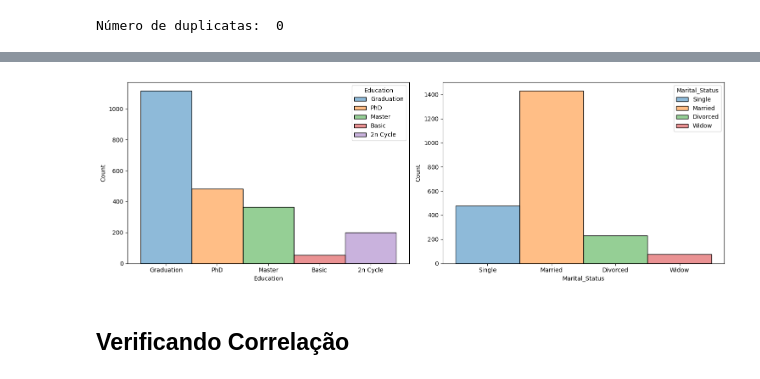
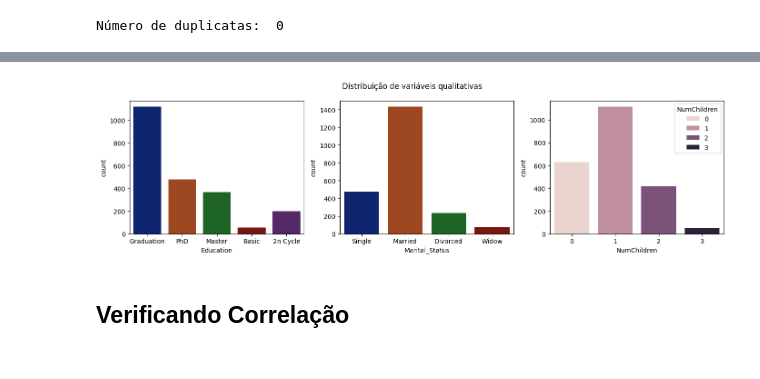
Before and after one commit to victoriaprestes/ifood-data-analyst-case, a Jupyter notebook: iFood_Data_Analyst_Case_An_Exploratory_Analysis.ipynb, the cells around one changed output, grey strips where cells are left out. Cells and saved outputs as stored; diff of their text form; code cells hidden in the pictures.

```diff
--- a/iFood_Data_Analyst_Case_An_Exploratory_Analysis.ipynb
+++ b/iFood_Data_Analyst_Case_An_Exploratory_Analysis.ipynb
@@ -217,12 +220,14 @@ plt.show()
-# %%
-# Olhando a distribuição das variáveis categóricas
-fig, ax = plt.subplots(1,2, figsize=(15,5))
-sns.histplot(data = ifood_df, x=ifood_df['Education'], hue='Education', ax=ax[0])
-sns.histplot(data=ifood_df, x=ifood_df['Marital_Status'],hue='Marital_Status', ax=ax[1])
-plt.tight_layout()
-plt.show()
-# %% [output]
-[figure, removed]
+# %%
+# Variáveis categóricas qualitativas
+
+fig, ax = plt.subplots(1,3, figsize=[14,4])
+for i, col in enumerate(['Education', 'Marital_Status', 'NumChildren']):
+  sns.countplot(data=ifood_df, x=col, ax=ax[i], hue=col)
+plt.suptitle('Distribuição de variáveis qualitativas')
+plt.tight_layout()
+plt.show()
+# %% [output]
+[figure, added]
 # %% [markdown]
 ## Verificando Correlação
 # %%
```
Also changed, not shown: parts of 46 cells of this notebook.
